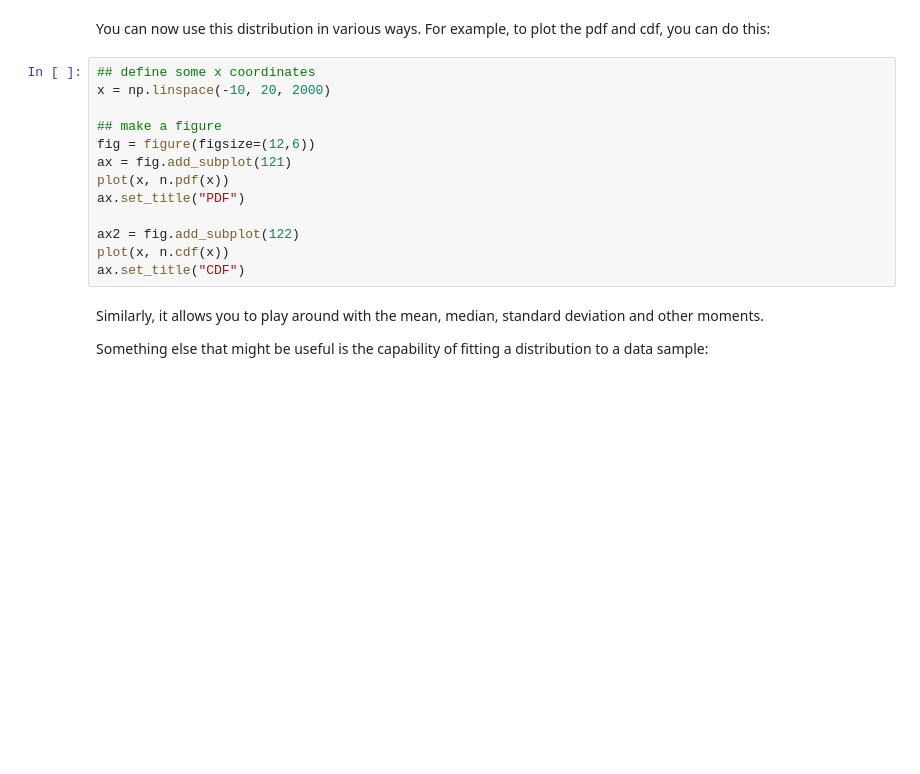
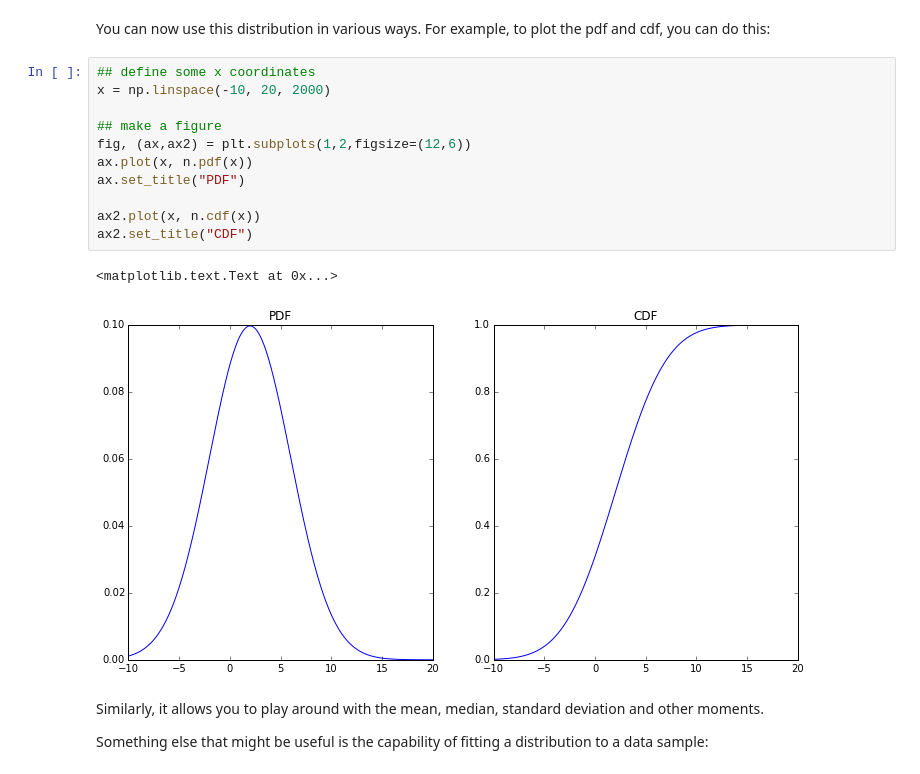
Before and after one commit to dhuppenkothen/ClassicalStatsPython, a Jupyter notebook: classicalstatsexamples.ipynb, the cells around one changed output. Drawn from its saved outputs; the diff is of its cells as text; blank space fills up the shorter version.

```diff
--- a/classicalstatsexamples.ipynb
+++ b/classicalstatsexamples.ipynb
@@ -241,16 +277,17 @@ You can now use this distribution in various ways. For example, to plot the pdf
 # %%
 ## define some x coordinates
 x = np.linspace(-10, 20, 2000)
 
 ## make a figure
-fig = figure(figsize=(12,6))
-ax = fig.add_subplot(121)
-plot(x, n.pdf(x))
+fig, (ax,ax2) = plt.subplots(1,2,figsize=(12,6))
+ax.plot(x, n.pdf(x))
 ax.set_title("PDF")
 
-ax2 = fig.add_subplot(122)
-plot(x, n.cdf(x))
-ax.set_title("CDF")
+ax2.plot(x, n.cdf(x))
+ax2.set_title("CDF")
+# %% [output]
+<matplotlib.text.Text at 0x...>
+[figure, added]
 # %% [markdown]
 Similarly, it allows you to play around with the mean, median, standard deviation and other moments.
 
```
Also changed, not shown: parts of 9 cells of this notebook.
